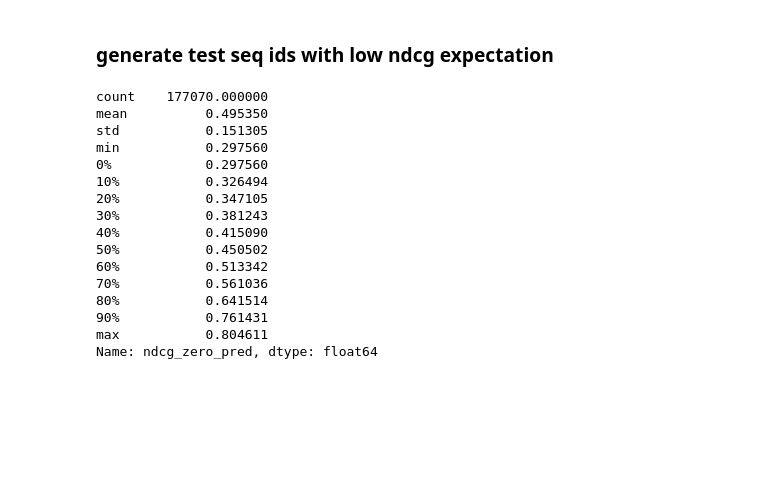
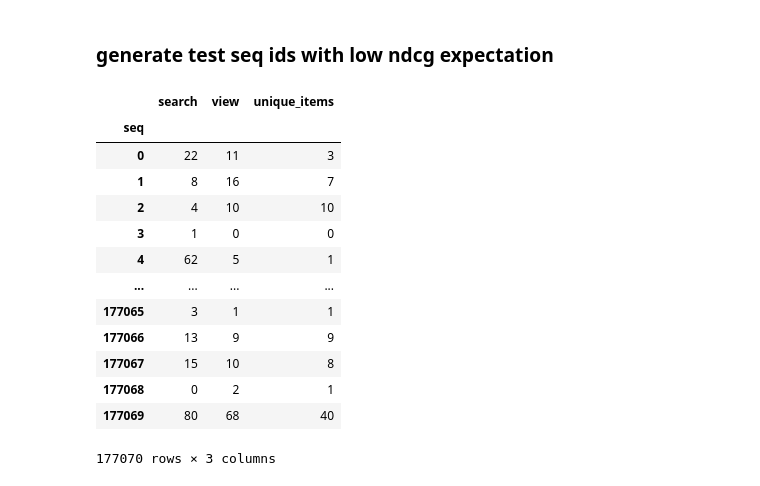
Before and after one commit to hitoshinagano/MercadoLibre_2020, a Jupyter notebook: notebooks/zerondcg_testseqs_low_implicit_perf.ipynb, the cells around one changed output. Cells and saved outputs as stored; diff of their text form; code cells hidden in the pictures; blank space fills up the shorter version.

```diff
--- a/notebooks/zerondcg_testseqs_low_implicit_perf.ipynb
+++ b/notebooks/zerondcg_testseqs_low_implicit_perf.ipynb
@@ -347,29 +368,34 @@ sns.scatterplot(data=X, x="view", y="search", hue="zero_ndcg_prob_gt_.7" , alpha
 # %% [markdown]
 ### generate test seq ids with low ndcg expectation
+# %%
+test_fn = 'test_dataset.pkl'
+test_fp = os.path.join(processed_data_dir, test_fn)
+test = pd.read_pickle(test_fp)
 # %%
 test_trace = get_trace(test)
 # %%
-test_trace['ndcg_zero_pred'] = gs.predict_proba(test_trace)[:, 1]
+# can add unique_items too
+# test_trace['ndcg_zero_pred'] = gs.predict_proba(test_trace)[:, 1]
+# %%
+test_trace
+# %% [output]
+|  | search | view | unique_items |
+| seq |  |  |  |
+| 0 | 22 | 11 | 3 |
+| 1 | 8 | 16 | 7 |
+| 2 | 4 | 10 | 10 |
+| 3 | 1 | 0 | 0 |
+| 4 | 62 | 5 | 1 |
+| ... | ... | ... | ... |
+| 177065 | 3 | 1 | 1 |
+| 177066 | 13 | 9 | 9 |
+| 177067 | 15 | 10 | 8 |
+| 177068 | 0 | 2 | 1 |
+| 177069 | 80 | 68 | 40 |
+177070 rows × 3 columns
 # %%
 ndcg_zero_pred_fn = 'ndcg_zero_pred.pkl'
 ndcg_zero_pred_fp = os.path.join(interim_data_dir, ndcg_zero_pred_fn)
 test_trace.to_pickle(ndcg_zero_pred_fp)
 # %%
-test_trace.ndcg_zero_pred.describe(percentiles = np.arange(0, 1.0, 0.1))
+# test_trace.ndcg_zero_pred.describe(percentiles = np.arange(0, 1.0, 0.1))
-# %% [output]
-count    177070.000000
-mean          0.495350
-std           0.151305
-min           0.297560
-0%            0.297560
-10%           0.326494
-20%           0.347105
-30%           0.381243
-40%           0.415090
-50%           0.450502
-60%           0.513342
-70%           0.561036
-80%           0.641514
-90%           0.761431
-max           0.804611
-Name: ndcg_zero_pred, dtype: float64
```
Also changed, not shown: parts of 32 cells of this notebook, 5 other files.
